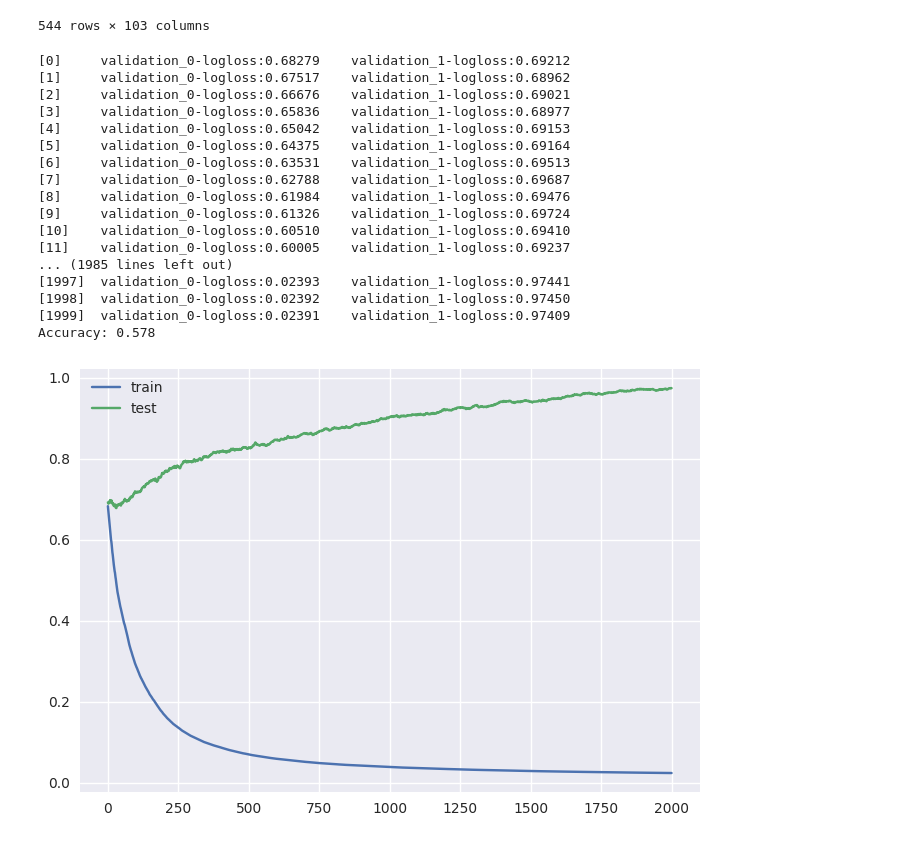
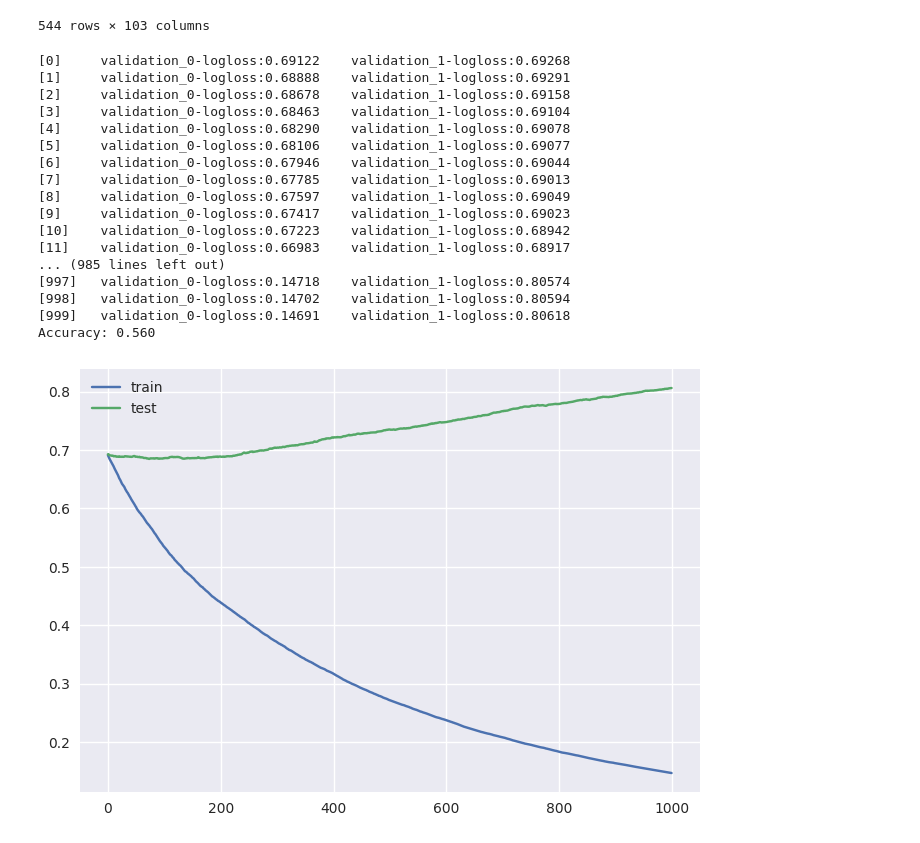
Before and after one commit to kozanakyel/KZ-Engine-Backend, a Jupyter notebook: KZ_project_setup/notebooks/test_sent_kz.ipynb, the cells around one changed output. Saved outputs shown, nothing was run; the diff lists cells and outputs as text; code cells hidden in the pictures.

```diff
--- a/KZ_project_setup/notebooks/test_sent_kz.ipynb
+++ b/KZ_project_setup/notebooks/test_sent_kz.ipynb
@@ -109,48 +109,44 @@ X
 # %%
 from sklearn.model_selection import train_test_split
 from sklearn.metrics import accuracy_score
 from xgboost import XGBClassifier
 from matplotlib import pyplot
-# define dataset
 
-#X, y = make_classification(n_samples=10000, n_features=50, n_informative=50, n_redundant=0, random_state=1)
-# split data into train and test sets
 X_train, X_test, y_train, y_test = train_test_split(X, y, test_size=0.20, shuffle=False)
-# define the model
-model = XGBClassifier(n_estimators=2000, eta=0.05, subsample=0.5, colsample_bytree=0.5)
-# define the datasets to evaluate each iteration
+model = XGBClassifier(n_estimators=1000, tree_method='gpu_hist', eta=0.01, subsample=0.8, colsample_bytree=0.8, max_depth=5)
 evalset = [(X_train, y_train), (X_test,y_test)]
-# fit the model
+
 model.fit(X_train, y_train, eval_metric='logloss', eval_set=evalset)
 # evaluate performance
+model.save_model('model_file_name.json')
 yhat = model.predict(X_test)
 score = accuracy_score(y_test, yhat)
 print('Accuracy: %.3f' % score)
 # retrieve performance metrics
 results = model.evals_result()
 # plot learning curves
 pyplot.plot(results['validation_0']['logloss'], label='train')
 pyplot.plot(results['validation_1']['logloss'], label='test')
 # show the legend
 pyplot.legend()
 # show the plot
 pyplot.show()
 # %% [output]
-[0]     validation_0-logloss:0.68279    validation_1-logloss:0.69212
-[1]     validation_0-logloss:0.67517    validation_1-logloss:0.68962
-[2]     validation_0-logloss:0.66676    validation_1-logloss:0.69021
-[3]     validation_0-logloss:0.65836    validation_1-logloss:0.68977
-[4]     validation_0-logloss:0.65042    validation_1-logloss:0.69153
-[5]     validation_0-logloss:0.64375    validation_1-logloss:0.69164
-[6]     validation_0-logloss:0.63531    validation_1-logloss:0.69513
-[7]     validation_0-logloss:0.62788    validation_1-logloss:0.69687
-[8]     validation_0-logloss:0.61984    validation_1-logloss:0.69476
-[9]     validation_0-logloss:0.61326    validation_1-logloss:0.69724
-[10]    validation_0-logloss:0.60510    validation_1-logloss:0.69410
-[11]    validation_0-logloss:0.60005    validation_1-logloss:0.69237
-... (1985 lines left out)
-[1997]  validation_0-logloss:0.02393    validation_1-logloss:0.97441
-[1998]  validation_0-logloss:0.02392    validation_1-logloss:0.97450
-[1999]  validation_0-logloss:0.02391    validation_1-logloss:0.97409
-Accuracy: 0.578
+[0]     validation_0-logloss:0.69122    validation_1-logloss:0.69268
+[1]     validation_0-logloss:0.68888    validation_1-logloss:0.69291
+[2]     validation_0-logloss:0.68678    validation_1-logloss:0.69158
+[3]     validation_0-logloss:0.68463    validation_1-logloss:0.69104
+[4]     validation_0-logloss:0.68290    validation_1-logloss:0.69078
+[5]     validation_0-logloss:0.68106    validation_1-logloss:0.69077
+[6]     validation_0-logloss:0.67946    validation_1-logloss:0.69044
+[7]     validation_0-logloss:0.67785    validation_1-logloss:0.69013
+[8]     validation_0-logloss:0.67597    validation_1-logloss:0.69049
+[9]     validation_0-logloss:0.67417    validation_1-logloss:0.69023
+[10]    validation_0-logloss:0.67223    validation_1-logloss:0.68942
+[11]    validation_0-logloss:0.66983    validation_1-logloss:0.68917
+... (985 lines left out)
+[997]   validation_0-logloss:0.14718    validation_1-logloss:0.80574
+[998]   validation_0-logloss:0.14702    validation_1-logloss:0.80594
+[999]   validation_0-logloss:0.14691    validation_1-logloss:0.80618
+Accuracy: 0.560
-[figure, old version]
+[figure, new version]
```
Also changed, not shown: parts of 1 cell of this notebook, 1 other file.
